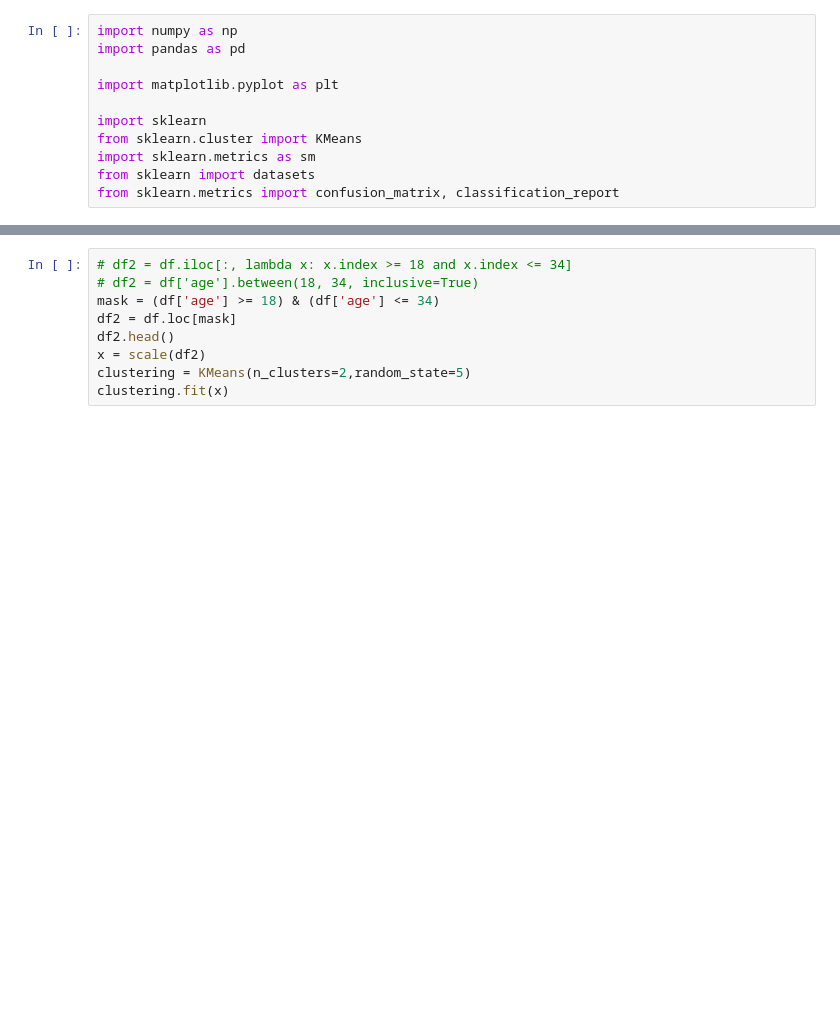
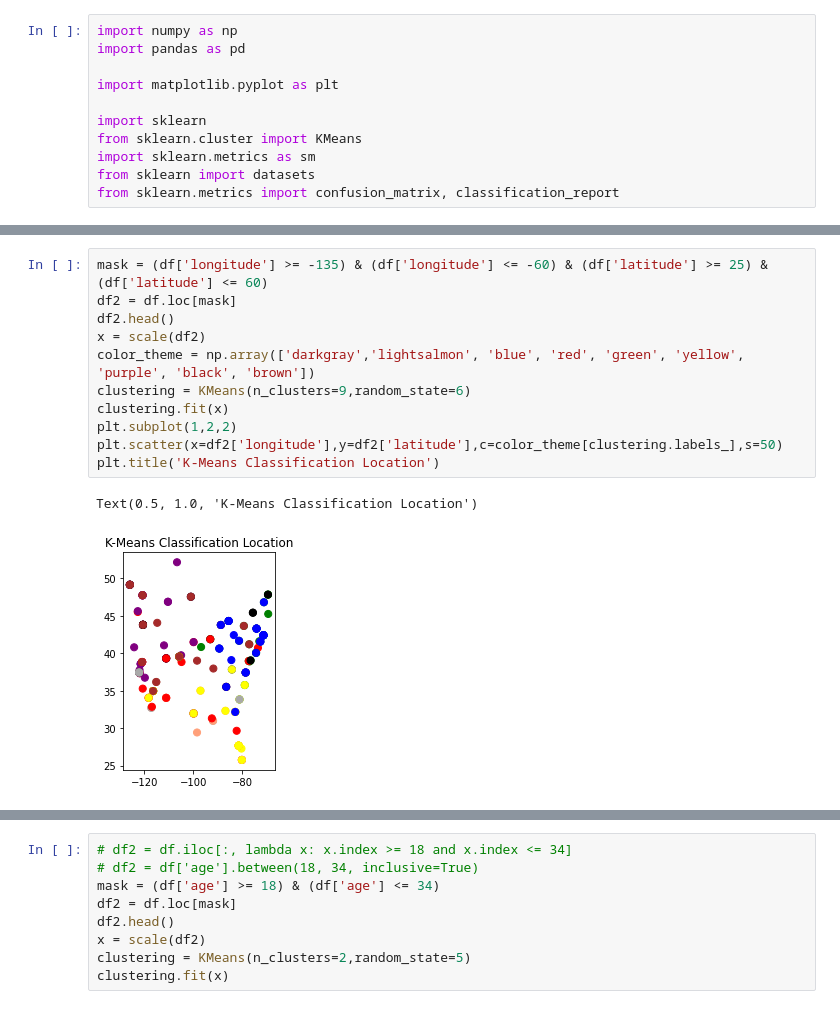
Before and after one commit to allisontao/crossfit-games-analysis, a Jupyter notebook: clustering.ipynb, the cells around one changed output, grey strips where cells are left out. Drawn from its saved outputs; the diff is of its cells as text; blank space fills up the shorter version.

```diff
--- a/clustering.ipynb
+++ b/clustering.ipynb
@@ -58,0 +66,14 @@ Text(0.5, 1.0, 'K-Means Classification Pullups')
+# %%
+mask = (df['longitude'] >= -135) & (df['longitude'] <= -60) & (df['latitude'] >= 25) & (df['latitude'] <= 60)
+df2 = df.loc[mask]
+df2.head()
+x = scale(df2)
+color_theme = np.array(['darkgray','lightsalmon', 'blue', 'red', 'green', 'yellow', 'purple', 'black', 'brown'])
+clustering = KMeans(n_clusters=9,random_state=6)
+clustering.fit(x)
+plt.subplot(1,2,2)
+plt.scatter(x=df2['longitude'],y=df2['latitude'],c=color_theme[clustering.labels_],s=50)
+plt.title('K-Means Classification Location')
+# %% [output]
+Text(0.5, 1.0, 'K-Means Classification Location')
+[figure, added]
```
Also changed, not shown: parts of 12 cells of this notebook.
